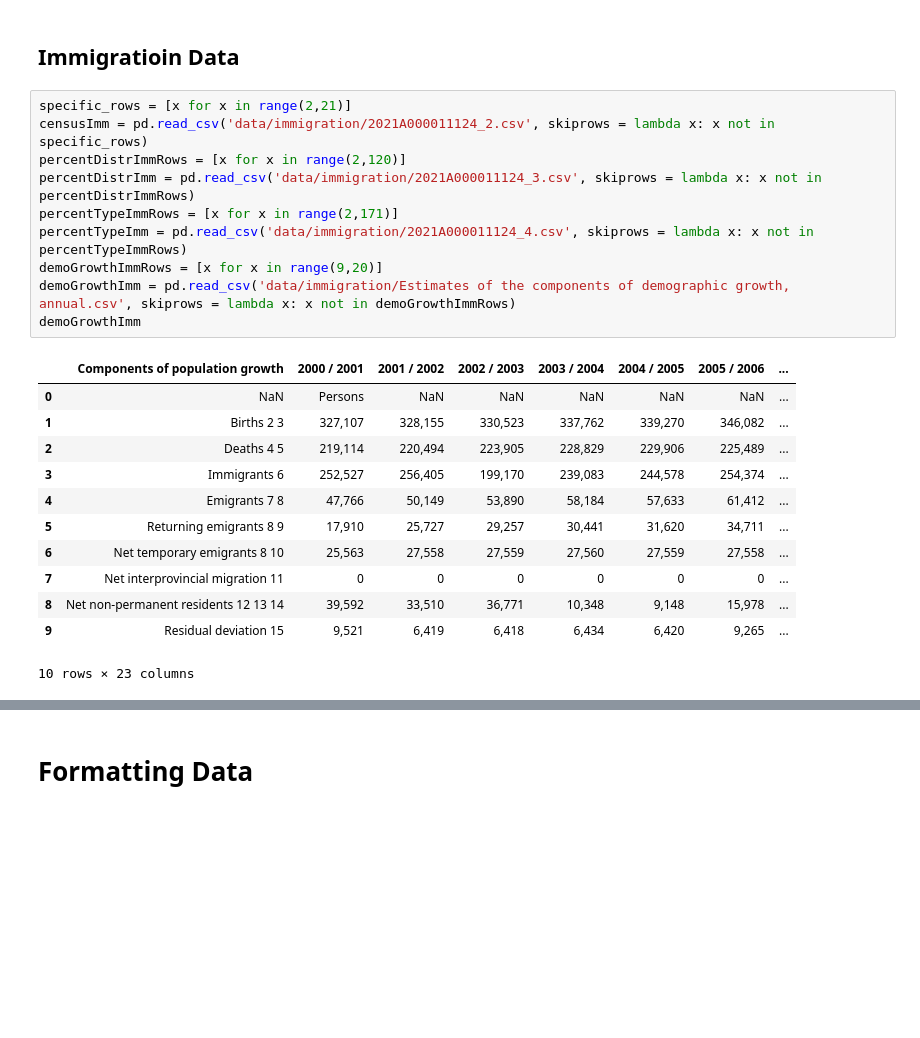
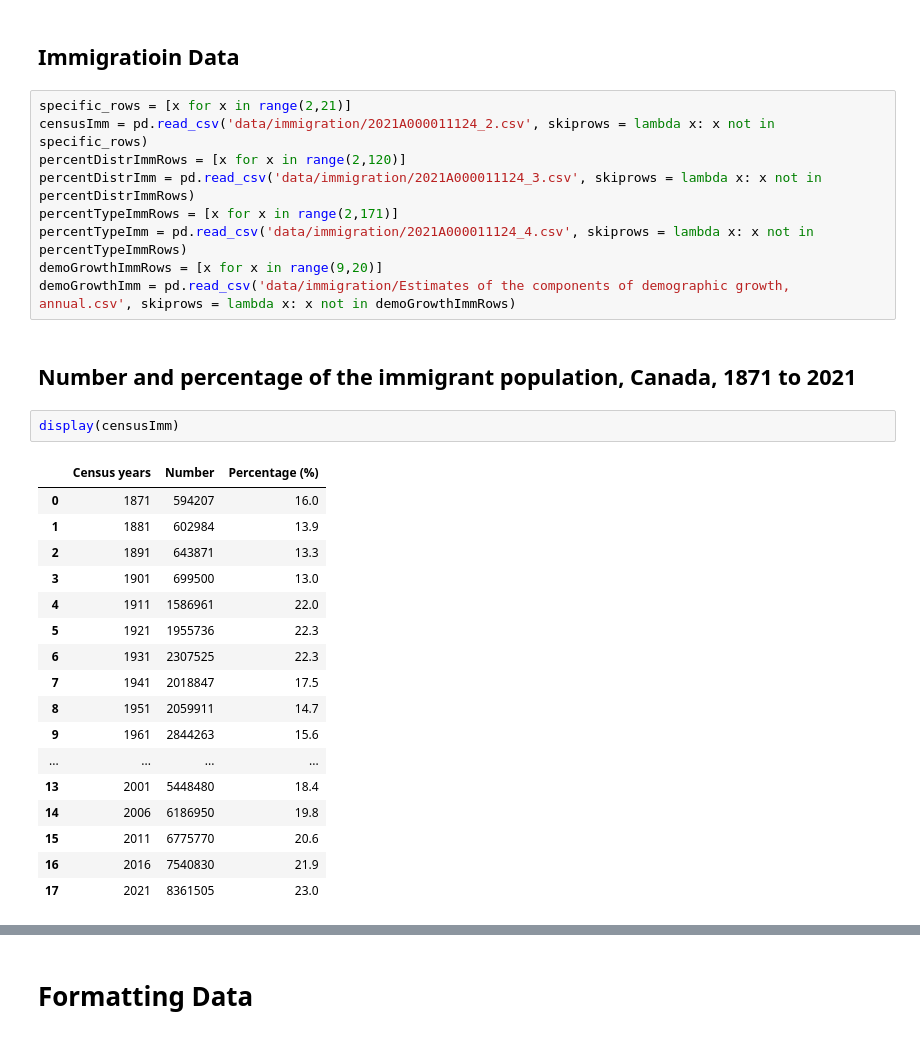
Before and after one commit to runningbird1991/CPSC-4810-project, a Jupyter notebook: project.ipynb, the cells around one changed output, grey strips where cells are left out. Drawn from its saved outputs; the diff is of its cells as text; blank space fills up the shorter version.

```diff
--- a/project.ipynb
+++ b/project.ipynb
@@ -71,17 +96,25 @@ percentTypeImmRows = [x for x in range(2,171)]
 percentTypeImm = pd.read_csv('data/immigration/2021A000011124_4.csv', skiprows = lambda x: x not in percentTypeImmRows)
 demoGrowthImmRows = [x for x in range(9,20)]
 demoGrowthImm = pd.read_csv('data/immigration/Estimates of the components of demographic growth, annual.csv', skiprows = lambda x: x not in demoGrowthImmRows)
-demoGrowthImm
-# %% [output]
-|  | Components of population growth | 2000 / 2001 | 2001 / 2002 | 2002 / 2003 | 2003 / 2004 | 2004 / 2005 | 2005 / 2006 | ... |
-| 0 | NaN | Persons | NaN | NaN | NaN | NaN | NaN | ... |
-| 1 | Births 2 3 | 327,107 | 328,155 | 330,523 | 337,762 | 339,270 | 346,082 | ... |
-| 2 | Deaths 4 5 | 219,114 | 220,494 | 223,905 | 228,829 | 229,906 | 225,489 | ... |
-| 3 | Immigrants 6 | 252,527 | 256,405 | 199,170 | 239,083 | 244,578 | 254,374 | ... |
-| 4 | Emigrants 7 8 | 47,766 | 50,149 | 53,890 | 58,184 | 57,633 | 61,412 | ... |
-| 5 | Returning emigrants 8 9 | 17,910 | 25,727 | 29,257 | 30,441 | 31,620 | 34,711 | ... |
-| 6 | Net temporary emigrants 8 10 | 25,563 | 27,558 | 27,559 | 27,560 | 27,559 | 27,558 | ... |
-| 7 | Net interprovincial migration 11 | 0 | 0 | 0 | 0 | 0 | 0 | ... |
-| 8 | Net non-permanent residents 12 13 14 | 39,592 | 33,510 | 36,771 | 10,348 | 9,148 | 15,978 | ... |
-| 9 | Residual deviation 15 | 9,521 | 6,419 | 6,418 | 6,434 | 6,420 | 9,265 | ... |
-10 rows × 23 columns
+# %% [markdown]
+## Number and percentage of the immigrant population, Canada, 1871 to 2021
+# %%
+display(censusImm)
+# %% [output]
+|  | Census years | Number | Percentage (%) |
+| 0 | 1871 | 594207 | 16.0 |
+| 1 | 1881 | 602984 | 13.9 |
+| 2 | 1891 | 643871 | 13.3 |
+| 3 | 1901 | 699500 | 13.0 |
+| 4 | 1911 | 1586961 | 22.0 |
+| 5 | 1921 | 1955736 | 22.3 |
+| 6 | 1931 | 2307525 | 22.3 |
+| 7 | 1941 | 2018847 | 17.5 |
+| 8 | 1951 | 2059911 | 14.7 |
+| 9 | 1961 | 2844263 | 15.6 |
+| ... | ... | ... | ... |
+| 13 | 2001 | 5448480 | 18.4 |
+| 14 | 2006 | 6186950 | 19.8 |
+| 15 | 2011 | 6775770 | 20.6 |
+| 16 | 2016 | 7540830 | 21.9 |
+| 17 | 2021 | 8361505 | 23.0 |
```
Also changed, not shown: parts of 13 cells of this notebook, 1 other file.
